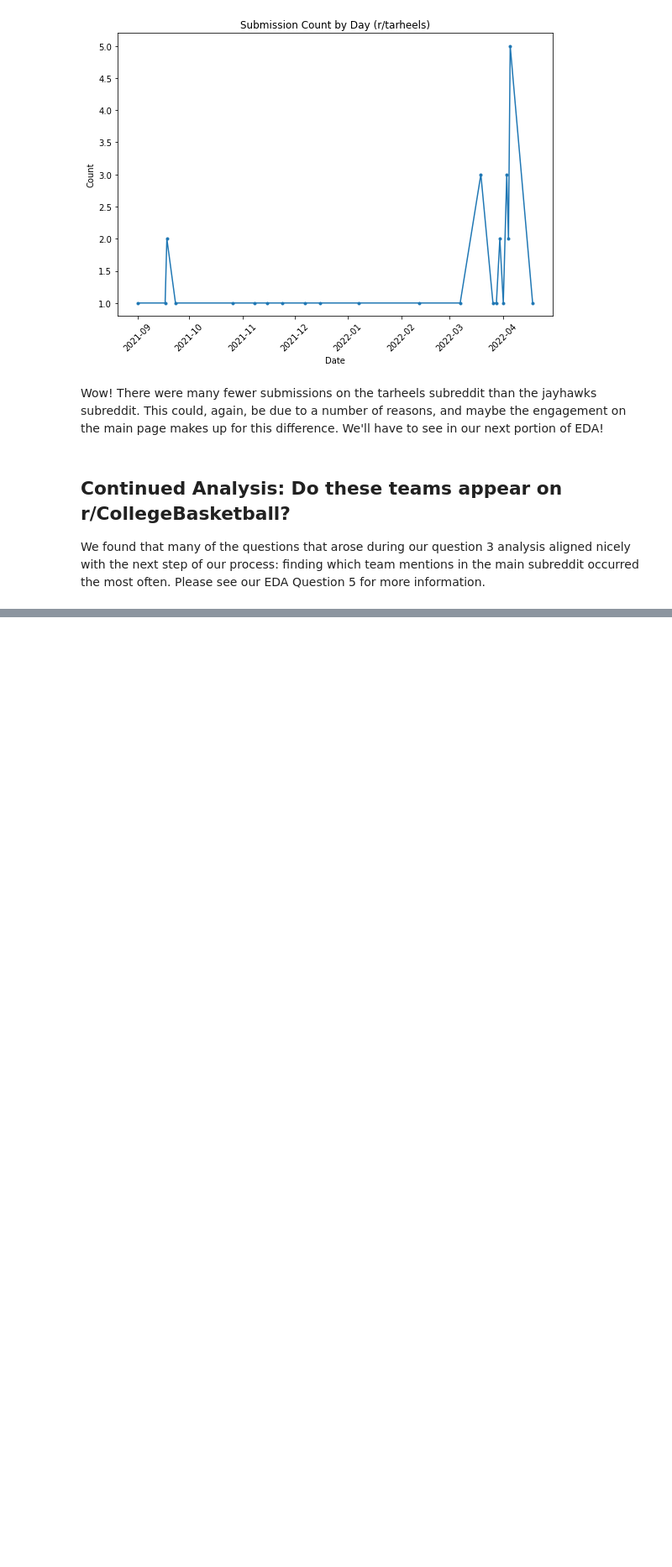
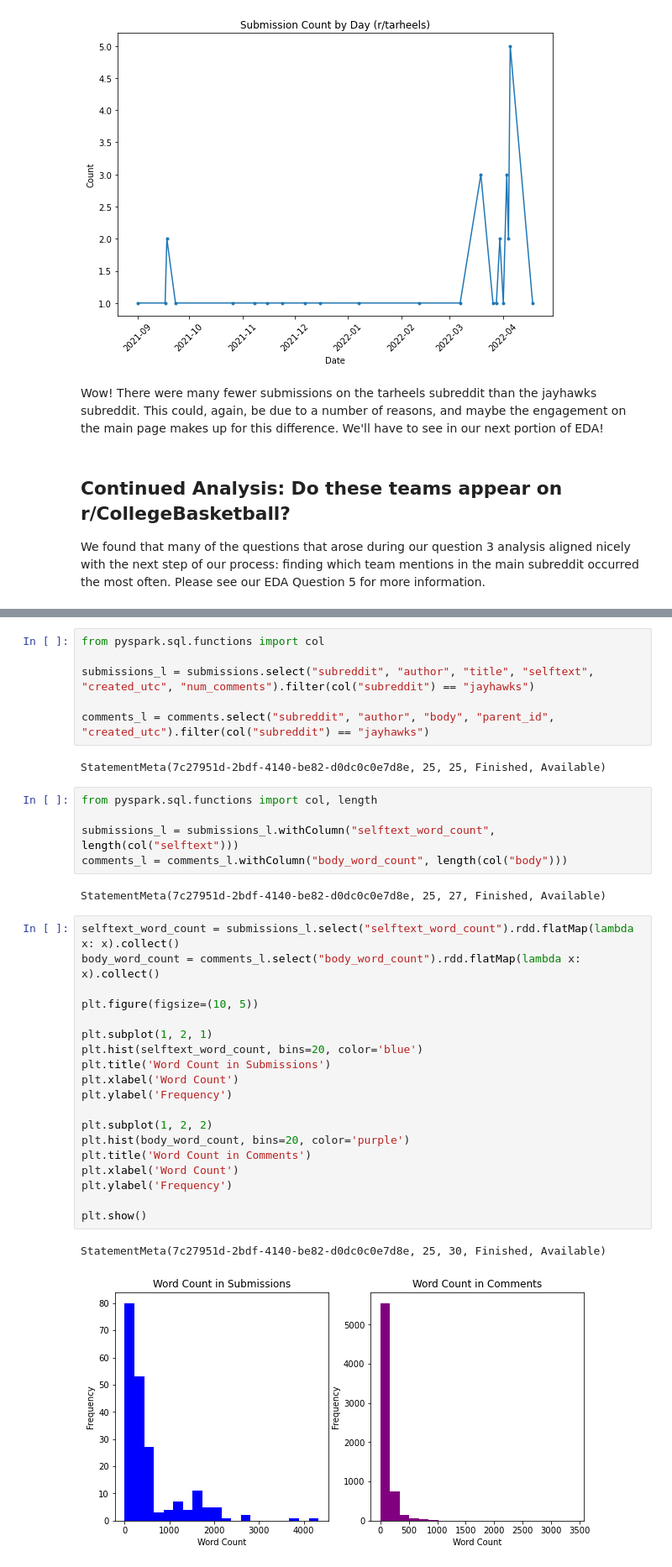
Before and after one commit to gu-dsan6000/fall-2023-reddit-project-team-26, a Jupyter notebook: code/project_eda_q3.ipynb, the cells around one changed output, grey strips where cells are left out. Shown at 84% size. Saved outputs shown, nothing was run; the diff lists cells and outputs as text; blank space fills up the shorter version.

```diff
--- a/code/project_eda_q3.ipynb
+++ b/code/project_eda_q3.ipynb
@@ -221,0 +226,37 @@ We found that many of the questions that arose during our question 3 analysis al
+# %%
+from pyspark.sql.functions import col
+
+submissions_l = submissions.select("subreddit", "author", "title", "selftext", "created_utc", "num_comments").filter(col("subreddit") == "jayhawks")
+
+comments_l = comments.select("subreddit", "author", "body", "parent_id", "created_utc").filter(col("subreddit") == "jayhawks")
+# %% [output]
+StatementMeta(7c27951d-2bdf-4140-be82-d0dc0c0e7d8e, 25, 25, Finished, Available)
+# %%
+from pyspark.sql.functions import col, length
+
+submissions_l = submissions_l.withColumn("selftext_word_count", length(col("selftext")))
+comments_l = comments_l.withColumn("body_word_count", length(col("body")))
+# %% [output]
+StatementMeta(7c27951d-2bdf-4140-be82-d0dc0c0e7d8e, 25, 27, Finished, Available)
+# %%
+selftext_word_count = submissions_l.select("selftext_word_count").rdd.flatMap(lambda x: x).collect()
+body_word_count = comments_l.select("body_word_count").rdd.flatMap(lambda x: x).collect()
+
+plt.figure(figsize=(10, 5))
+
+plt.subplot(1, 2, 1)
+plt.hist(selftext_word_count, bins=20, color='blue')
+plt.title('Word Count in Submissions')
+plt.xlabel('Word Count')
+plt.ylabel('Frequency')
+
+plt.subplot(1, 2, 2)
+plt.hist(body_word_count, bins=20, color='purple')
+plt.title('Word Count in Comments')
+plt.xlabel('Word Count')
+plt.ylabel('Frequency')
+
+plt.show()
+# %% [output]
+StatementMeta(7c27951d-2bdf-4140-be82-d0dc0c0e7d8e, 25, 30, Finished, Available)
+[figure, added]
```
Also changed, not shown: parts of 6 cells of this notebook.
